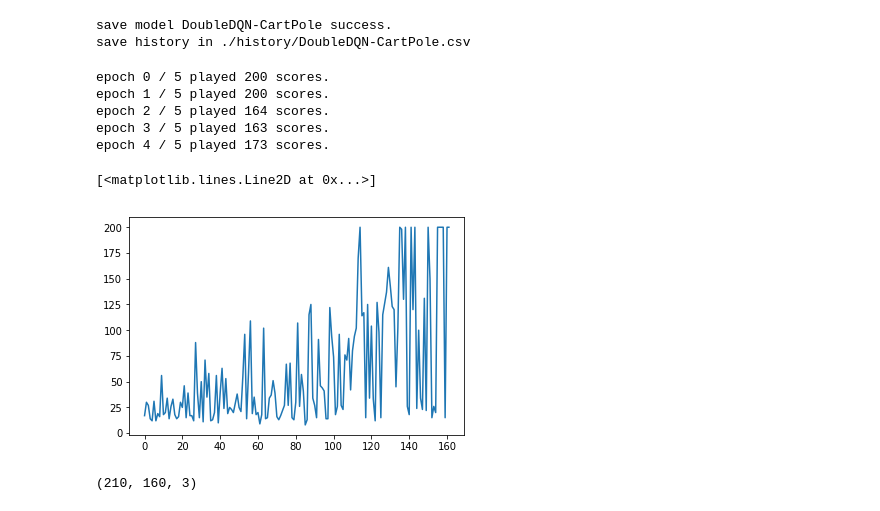
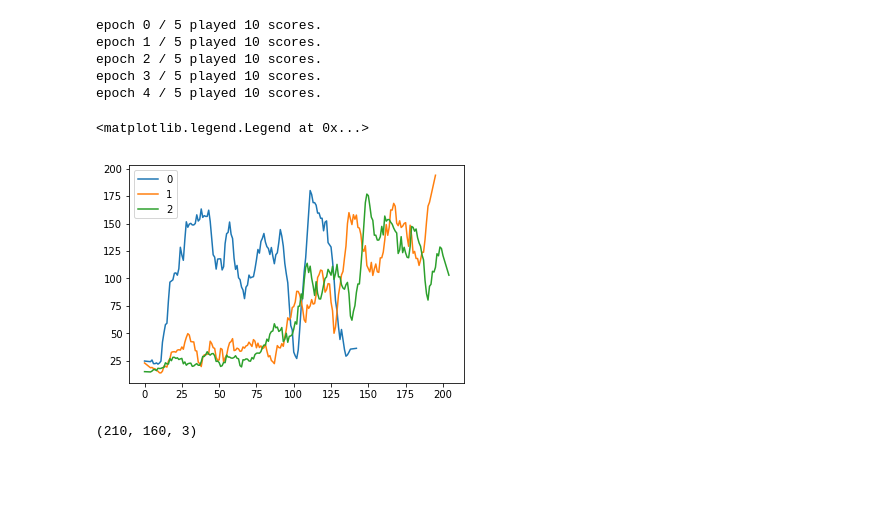
Before and after one commit to severinzhong/ML-study, a Jupyter notebook: DQN.ipynb, the cells around one changed output. Cells and saved outputs as stored; diff of their text form; code cells hidden in the pictures; blank space fills up the shorter version.

```diff
--- a/DQN.ipynb
+++ b/DQN.ipynb
@@ -368,22 +372,20 @@ Wall time: 19min 26s
-# %%
-agent.saveModel()
-agent.saveHistory()
-# %% [output]
-save model DoubleDQN-CartPole success.
-save history in ./history/DoubleDQN-CartPole.csv
 # %%
-agent.play(5 , True)
+agent[2].play(5 , True)
 # %% [output]
-epoch 0 / 5 played 200 scores.
-epoch 1 / 5 played 200 scores.
-epoch 2 / 5 played 164 scores.
-epoch 3 / 5 played 163 scores.
-epoch 4 / 5 played 173 scores.
+epoch 0 / 5 played 10 scores.
+epoch 1 / 5 played 10 scores.
+epoch 2 / 5 played 10 scores.
+epoch 3 / 5 played 10 scores.
+epoch 4 / 5 played 10 scores.
-# %%
-plt.plot(agent.history["score"])
-# %% [output]
-[<matplotlib.lines.Line2D at 0x...>]
-[figure, removed]
+# %%
+from scipy.signal import savgol_filter
+for i in range(3) :
+    plt.plot( savgol_filter(agent[i].history["score"] , 9 , 1) , label=i)
+    #plt.plot(agent[i].history["score"] , label=i)
+plt.legend(loc="best")
+# %% [output]
+<matplotlib.legend.Legend at 0x...>
+[figure, added]
 # %%
 state = agent.env.reset()
 state.shape
```
Also changed, not shown: parts of 20 cells of this notebook.
